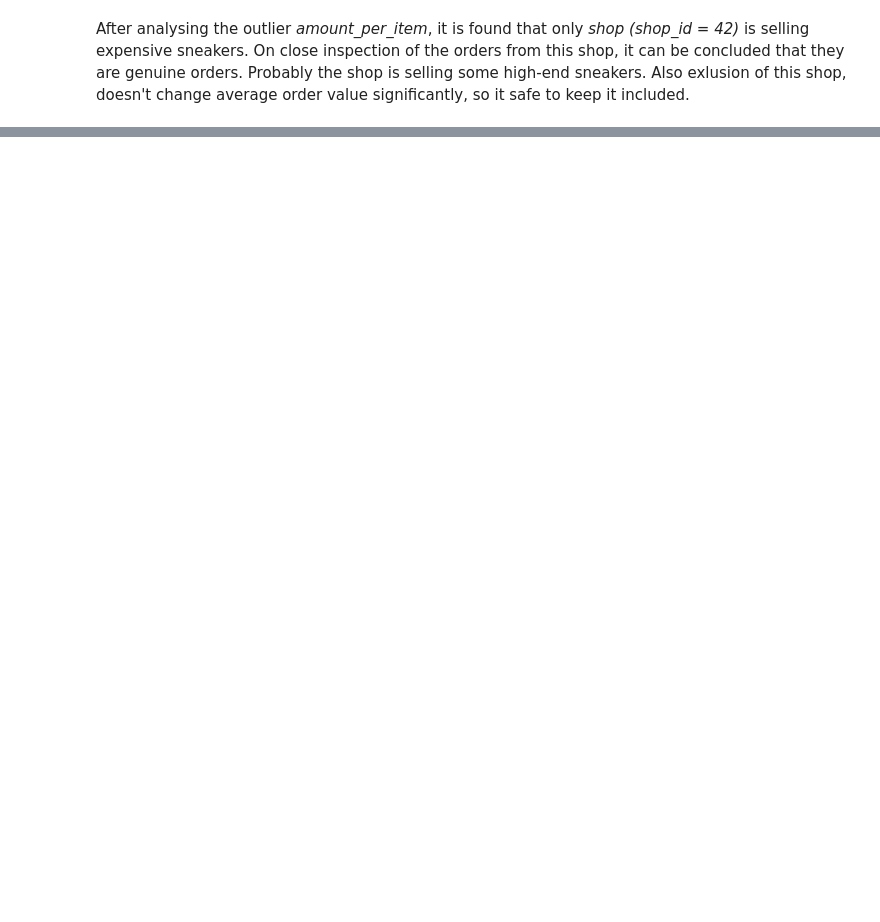
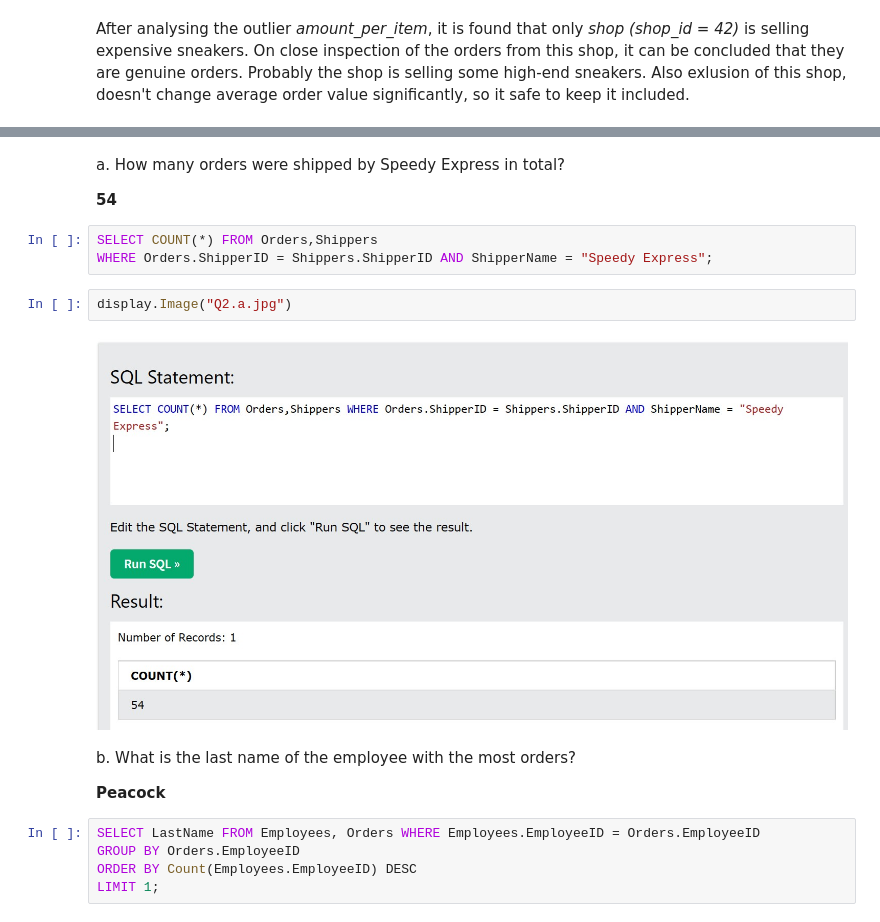
Before and after one commit to sibblu/Shopify-Data-Science-Intern-Challenge-Summer-2022, a Jupyter notebook: Analysis.ipynb, the cells around one changed output, grey strips where cells are left out. Drawn from its saved outputs; the diff is of its cells as text; blank space fills up the shorter version.

```diff
--- a/Analysis.ipynb
+++ b/Analysis.ipynb
@@ -196,0 +204,18 @@ amount_per_item Mean:151.76046255506608, Median:153.0, Mode:153.0
+# %% [markdown]
+<p>a. How many orders were shipped by Speedy Express in total?</p>
+<b>54</b>
+# %%
+SELECT COUNT(*) FROM Orders,Shippers
+WHERE Orders.ShipperID = Shippers.ShipperID AND ShipperName = "Speedy Express";
+# %%
+display.Image("Q2.a.jpg")
+# %% [output]
+[figure, added]
+# %% [markdown]
+<p>b. What is the last name of the employee with the most orders?</p>
+<b>Peacock</b>
+# %%
+SELECT LastName FROM Employees, Orders WHERE Employees.EmployeeID = Orders.EmployeeID
+GROUP BY Orders.EmployeeID
+ORDER BY Count(Employees.EmployeeID) DESC
+LIMIT 1;
```
Also changed, not shown: parts of 21 cells of this notebook, 3 other files.
